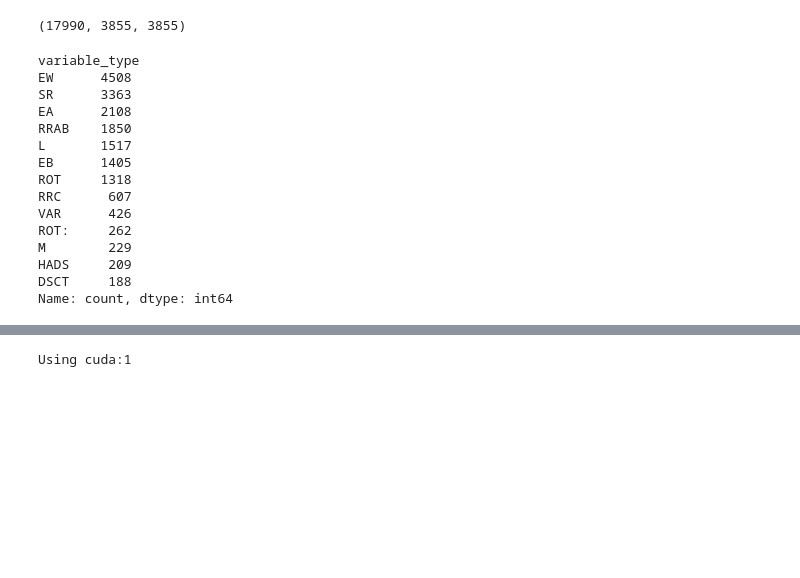
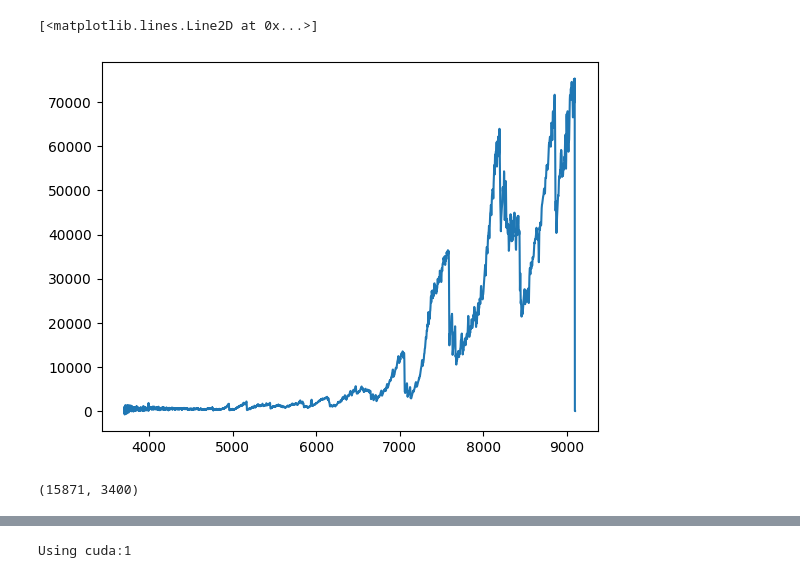
Before and after one commit to MeriDK/AstroM3, a Jupyter notebook: notebooks/006-spectra-eda.ipynb, the cells around one changed output, grey strips where cells are left out. Saved outputs shown, nothing was run; the diff lists cells and outputs as text; code cells hidden in the pictures; blank space fills up the shorter version.

```diff
--- a/notebooks/006-spectra-eda.ipynb
+++ b/notebooks/006-spectra-eda.ipynb
@@ -66,2 +112,8 @@ spectra_v_file = 'spectra_v_merged.csv'
+# %%
+spectra = train_dataset2[8569]
+plt.plot(spectra[:, 0], spectra[:, 1])
+# %% [output]
+[<matplotlib.lines.Line2D at 0x...>]
+[figure, added]
 # %%
 class SpectraVDataset(Dataset):
@@ -172,23 +235,5 @@ test_dataset = SpectraVDataset(data_root, lamost_spec_dir, spectra_v_file, split
 # %%
-len(train_dataset), len(val_dataset), len(test_dataset)
+len(train_dataset), len(val_dataset)
 # %% [output]
-(17990, 3855, 3855)
+(15871, 3400)
-# %%
-train_dataset.df['variable_type'].value_counts()
-# %% [output]
-variable_type
-EW      4508
-SR      3363
-EA      2108
-RRAB    1850
-L       1517
-EB      1405
-ROT     1318
-RRC      607
-VAR      426
-ROT:     262
-M        229
-HADS     209
-DSCT     188
-Name: count, dtype: int64
 # %%
```
Also changed, not shown: parts of 22 cells of this notebook, 12 other files.
